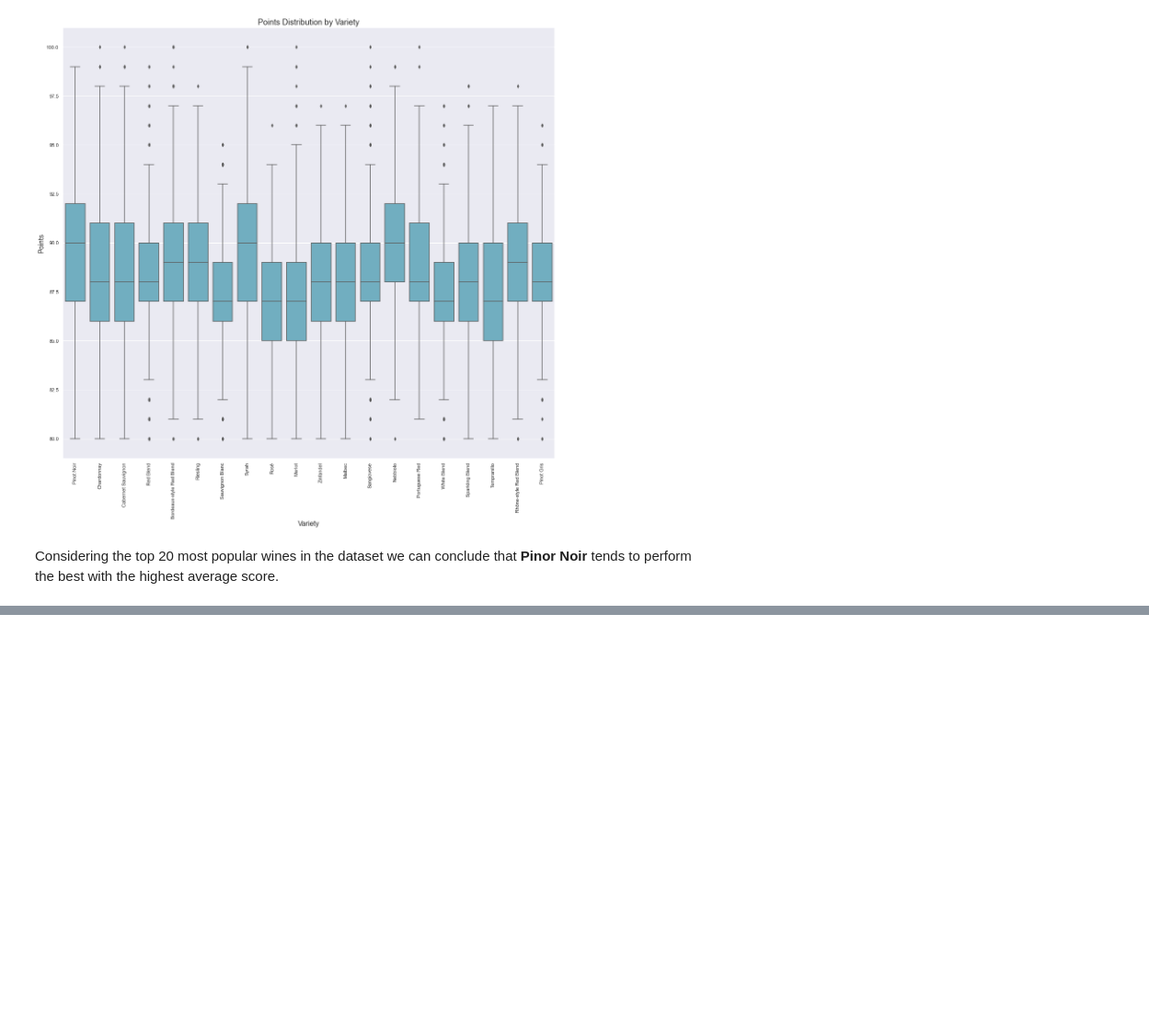
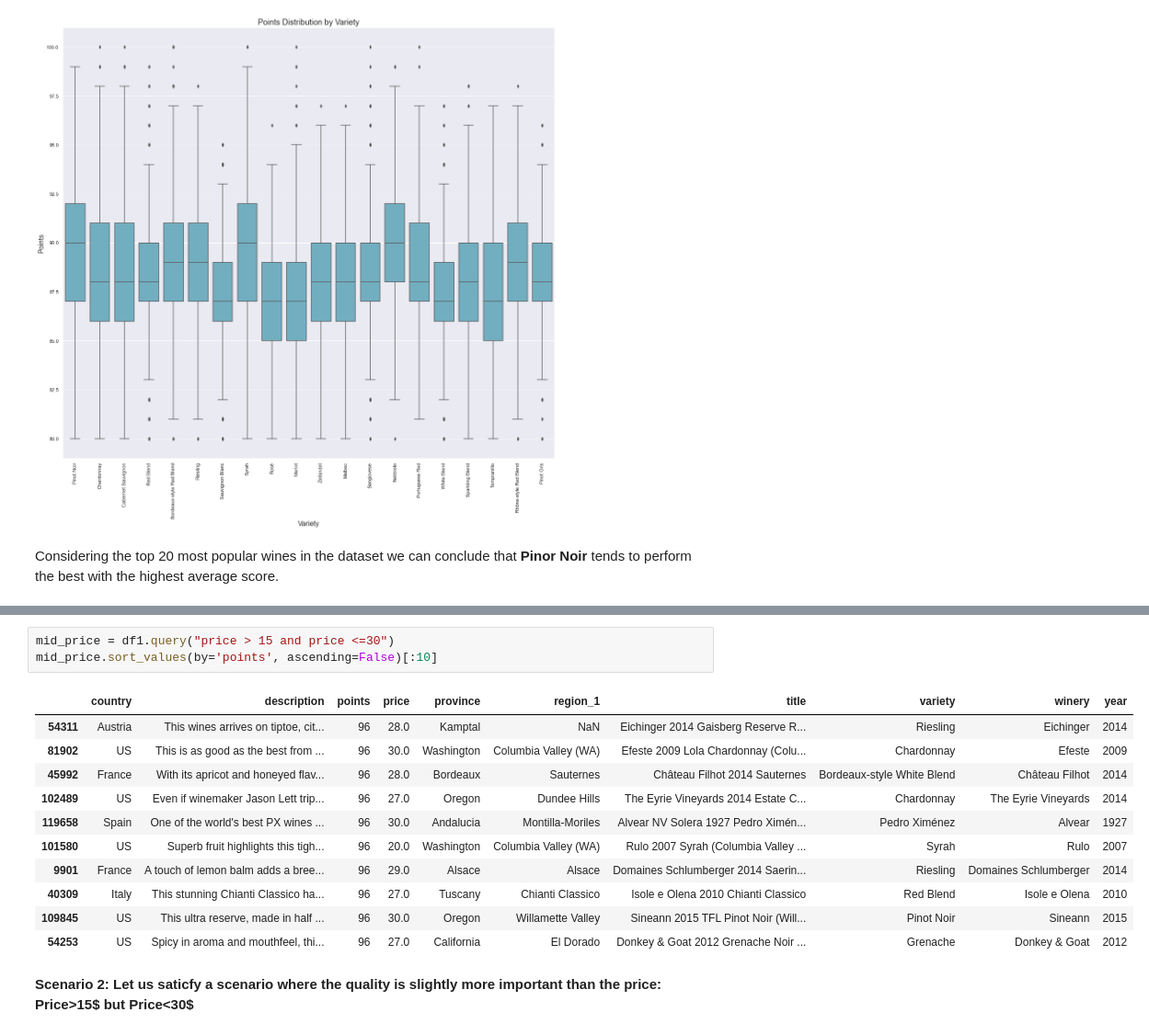
Before and after one commit to Nima-Sayyah/Drink-by-Data, a Jupyter notebook: Drink by Data (NS).ipynb, the cells around one changed output, grey strips where cells are left out. Shown at 92% size. Drawn from its saved outputs; the diff is of its cells as text; blank space fills up the shorter version.

```diff
--- a/Drink by Data (NS).ipynb
+++ b/Drink by Data (NS).ipynb
@@ -649,0 +661,17 @@ cheap = df1[df1['price']<=15]
+# %%
+mid_price = df1.query("price > 15 and price <=30")
+mid_price.sort_values(by='points', ascending=False)[:10]
+# %% [output]
+|  | country | description | points | price | province | region_1 | title | variety | winery | year |
+| 54311 | Austria | This wines arrives on tiptoe, cit... | 96 | 28.0 | Kamptal | NaN | Eichinger 2014 Gaisberg Reserve R... | Riesling | Eichinger | 2014 |
+| 81902 | US | This is as good as the best from ... | 96 | 30.0 | Washington | Columbia Valley (WA) | Efeste 2009 Lola Chardonnay (Colu... | Chardonnay | Efeste | 2009 |
+| 45992 | France | With its apricot and honeyed flav... | 96 | 28.0 | Bordeaux | Sauternes | Château Filhot 2014 Sauternes | Bordeaux-style White Blend | Château Filhot | 2014 |
+| 102489 | US | Even if winemaker Jason Lett trip... | 96 | 27.0 | Oregon | Dundee Hills | The Eyrie Vineyards 2014 Estate C... | Chardonnay | The Eyrie Vineyards | 2014 |
+| 119658 | Spain | One of the world's best PX wines ... | 96 | 30.0 | Andalucia | Montilla-Moriles | Alvear NV Solera 1927 Pedro Ximén... | Pedro Ximénez | Alvear | 1927 |
+| 101580 | US | Superb fruit highlights this tigh... | 96 | 20.0 | Washington | Columbia Valley (WA) | Rulo 2007 Syrah (Columbia Valley ... | Syrah | Rulo | 2007 |
+| 9901 | France | A touch of lemon balm adds a bree... | 96 | 29.0 | Alsace | Alsace | Domaines Schlumberger 2014 Saerin... | Riesling | Domaines Schlumberger | 2014 |
+| 40309 | Italy | This stunning Chianti Classico ha... | 96 | 27.0 | Tuscany | Chianti Classico | Isole e Olena 2010 Chianti Classico | Red Blend | Isole e Olena | 2010 |
+| 109845 | US | This ultra reserve, made in half ... | 96 | 30.0 | Oregon | Willamette Valley | Sineann 2015 TFL Pinot Noir (Will... | Pinot Noir | Sineann | 2015 |
+| 54253 | US | Spicy in aroma and mouthfeel, thi... | 96 | 27.0 | California | El Dorado | Donkey & Goat 2012 Grenache Noir ... | Grenache | Donkey & Goat | 2012 |
+# %% [markdown]
+**Scenario 2: Let us saticfy a scenario where the quality is slightly more important than the price: Price>15$ but Price<30\$**
```
Also changed, not shown: parts of 17 cells of this notebook.
